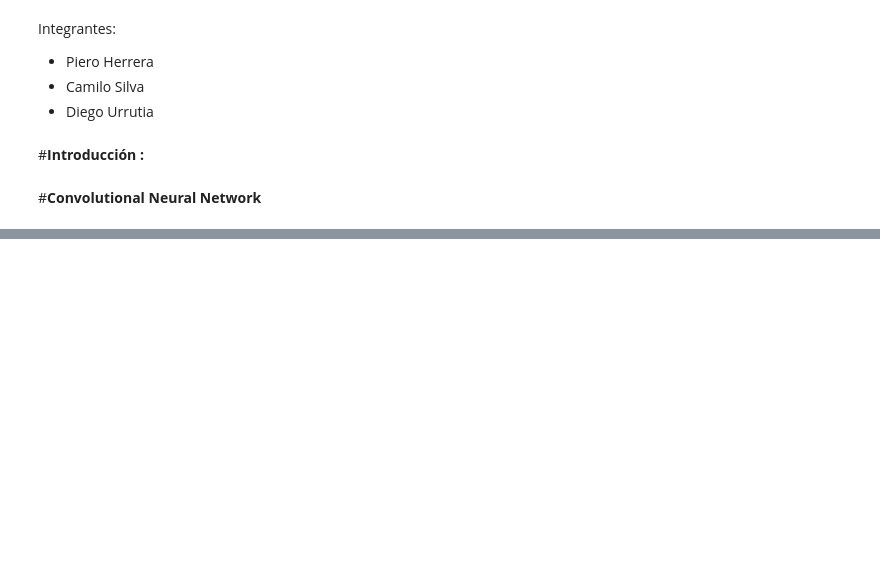
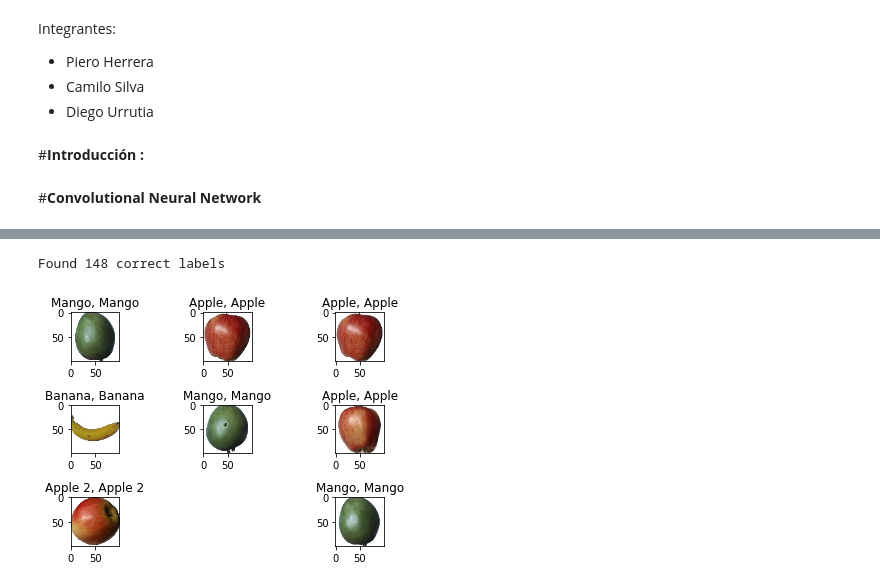
Before and after one commit to E23A48/TF_MachineLearning, a Jupyter notebook: TF_MachineLearning.ipynb, the cells around one changed output, grey strips where cells are left out. Cells and saved outputs as stored; diff of their text form; code cells hidden in the pictures; blank space fills up the shorter version.

```diff
--- a/TF_MachineLearning.ipynb
+++ b/TF_MachineLearning.ipynb
@@ -56,0 +109,5 @@ y = np.array(image_classes)
+# %%
+train_X = train_X.astype('float32')
+test_X = test_X.astype('float32')
+train_X = train_X / 255.
+test_X = test_X / 255.
@@ -98,0 +160,2 @@ model.compile(optimizer='rmsprop', loss='categorical_crossentropy', metrics=['ac
+# %%
+model.fit(train_X, train_label, batch_size=batch_size,epochs=epochs,verbose=1,validation_data=(valid_X, valid_label))
@@ -98,0 +193,20 @@ model.compile(optimizer='rmsprop', loss='categorical_crossentropy', metrics=['ac
+# %%
+predicted_classes2 = model.predict(test_X)
+
+predicted_classes=[]
+for predicted_sport in predicted_classes2:
+    predicted_classes.append(predicted_sport.tolist().index(max(predicted_sport)))
+predicted_classes=np.array(predicted_classes)
+# %%
+correct = np.where(predicted_classes==test_Y)[0]
+print("Found %d correct labels" % len(correct))
+for i, correct in enumerate(correct[0:9]):
+    plt.subplot(3,3,i+1)
+    plt.imshow(test_X[correct].reshape(100,100,3), cmap='gray', interpolation='none')
+    plt.title("{}, {}".format(fruits[predicted_classes[correct]],
+                                                    fruits[test_Y[correct]]))
+
+    plt.tight_layout()
+# %% [output]
+Found 148 correct labels
+[figure, added]
```
Also changed, not shown: parts of 15 cells of this notebook.
